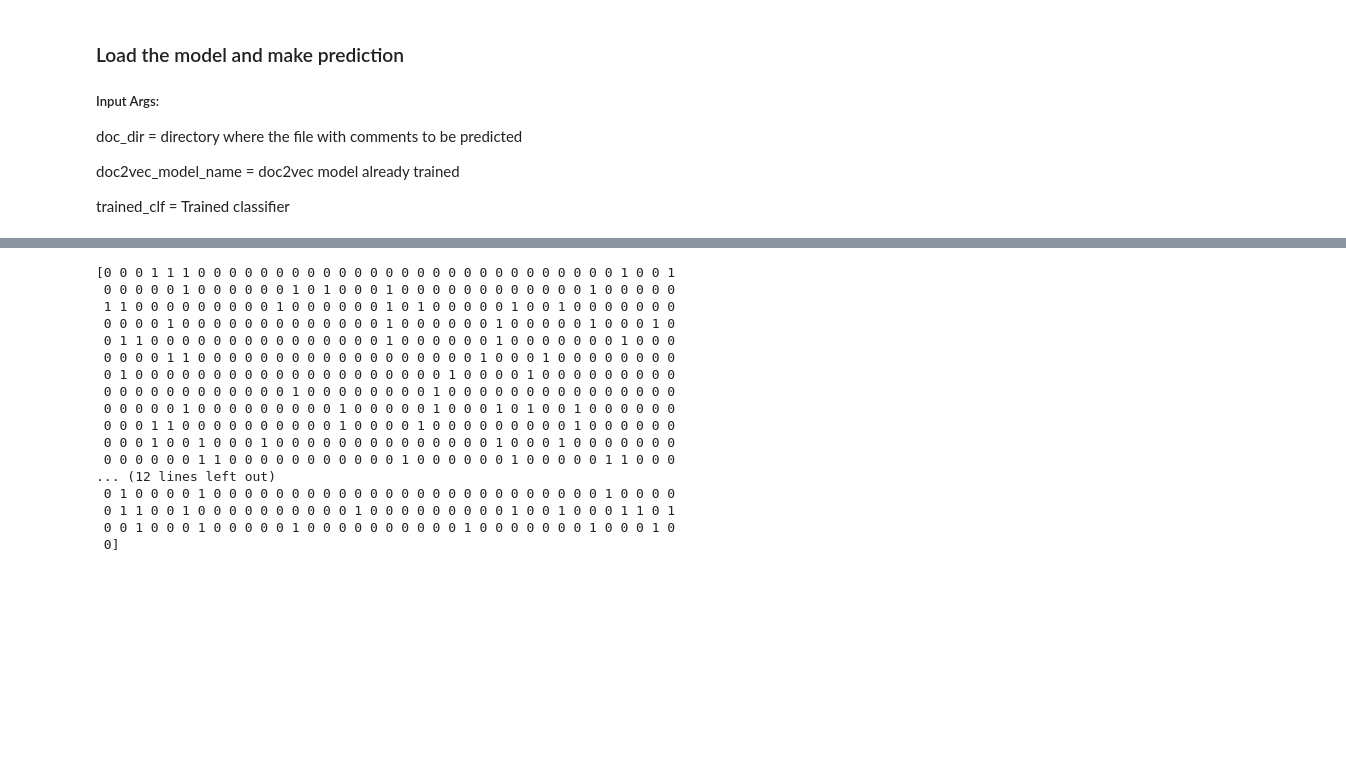
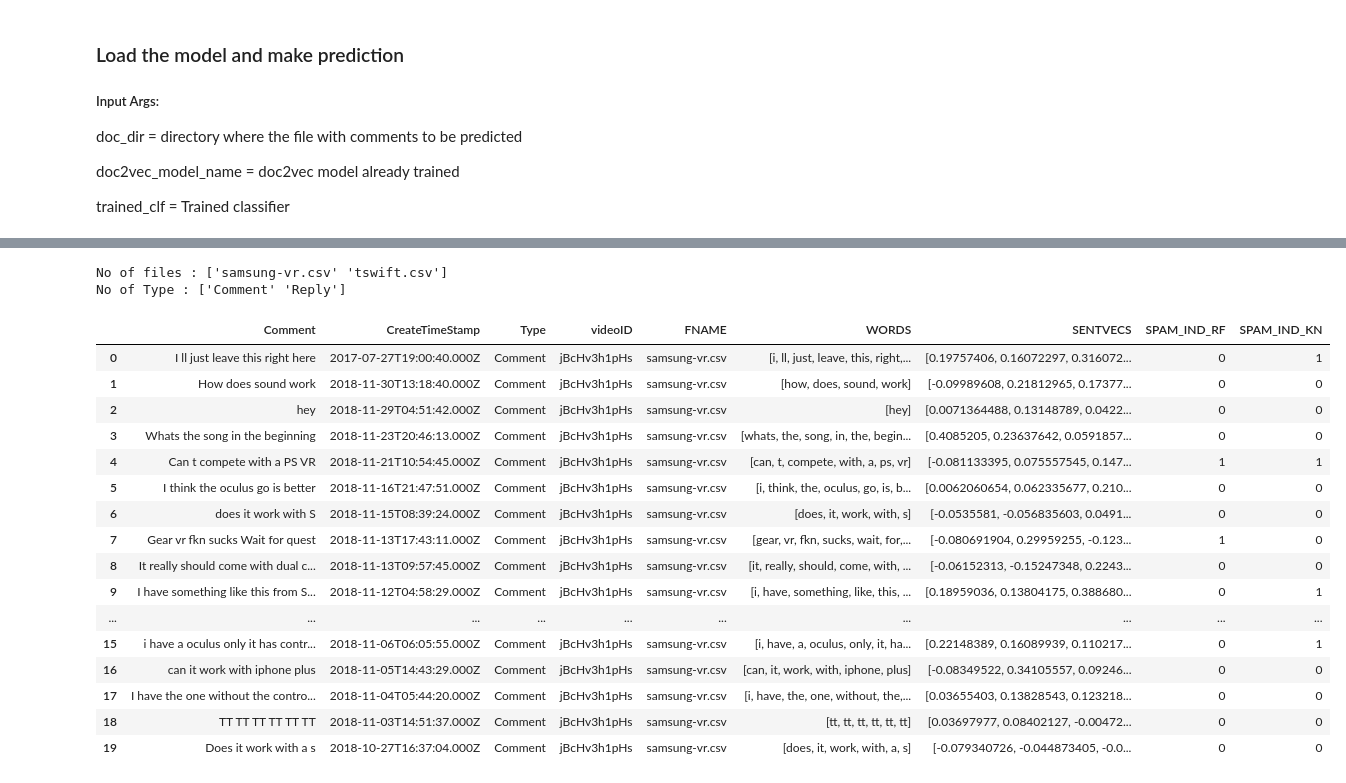
Before and after one commit to akechilte/comments_analysis, a Jupyter notebook: src/SpamDetection-pred.ipynb, the cells around one changed output, grey strips where cells are left out. Saved outputs shown, nothing was run; the diff lists cells and outputs as text; code cells hidden in the pictures; blank space fills up the shorter version.

Commit message:
prediction script changed

```diff
--- a/src/SpamDetection-pred.ipynb
+++ b/src/SpamDetection-pred.ipynb
@@ -43,21 +44,20 @@ array([[0.7315774]], dtype=float32)
 # %%
 #Converts the comments to vector using doc2vec model trianed earlier
-def get_doc2vec(model, doc_dir,comment_text_pos=0):
-    sentences = []
-    sentvecs = []
+def get_doc2vec(model, doc_dir,comment_col_name='Comment'):
+    comments_dfs = []
 
     for fname in sorted(os.listdir(doc_dir)):
-        with open(doc_dir + "/" + fname, encoding='UTF-8') as f:
-            print("files being read : {0}".format(fname))
-            for i, line in enumerate(f):
-                line_split = line.strip().split('\t')
-                sentences.append(line_split[comment_text_pos])
-                words = extract_words(line_split[comment_text_pos])
-                sentvecs.append(model.infer_vector(words, steps=10)) # create a vector for this document
+        fname_full = doc_dir + "/" + fname
+        print("files being read : {0}".format(fname_full))
+        data = pd.read_csv(fname_full, sep='\t', header='infer')
+        data['FNAME'] = fname
+        data['WORDS'] = data[comment_col_name].map(lambda x: extract_words(x))
+        data['SENTVECS'] = data['WORDS'].map(lambda x: model.infer_vector(x, steps=10))
+        comments_dfs.append(data)
 
-    #sentences, sentvecs together
-    return sentences, sentvecs
+    comments = pd.concat(comments_dfs)
+    return comments
 # %%
-doc_dir = "data/Test"
-sentences, sentvecs = get_doc2vec(doc2vec_model, doc_dir)
+doc_dir = "../indata"
+comments = get_doc2vec(doc2vec_model, doc_dir)
 # %% [output]
@@ -97,27 +75,34 @@ sentvecs[0:5]
+# %%
+print("No of files : {0}".format(comments.FNAME.unique()))
+print("No of Type : {}".format(comments.Type.unique()))
+# %% [output]
+No of files : ['samsung-vr.csv' 'tswift.csv']
+No of Type : ['Comment' 'Reply']
 # %%
 trained_clf = 'doc2vec_spam_rf.model'
 loaded_clf = joblib.load(trained_clf)
-# %%
-y_pred = loaded_clf.predict(sentvecs)
-print(y_pred)
-# %% [output]
-[0 0 0 1 1 1 0 0 0 0 0 0 0 0 0 0 0 0 0 0 0 0 0 0 0 0 0 0 0 0 0 0 0 1 0 0 1
- 0 0 0 0 0 1 0 0 0 0 0 0 1 0 1 0 0 0 1 0 0 0 0 0 0 0 0 0 0 0 0 1 0 0 0 0 0
- 1 1 0 0 0 0 0 0 0 0 0 1 0 0 0 0 0 0 1 0 1 0 0 0 0 0 1 0 0 1 0 0 0 0 0 0 0
- 0 0 0 0 1 0 0 0 0 0 0 0 0 0 0 0 0 0 1 0 0 0 0 0 0 1 0 0 0 0 0 1 0 0 0 1 0
- 0 1 1 0 0 0 0 0 0 0 0 0 0 0 0 0 0 0 1 0 0 0 0 0 0 1 0 0 0 0 0 0 0 1 0 0 0
- 0 0 0 0 1 1 0 0 0 0 0 0 0 0 0 0 0 0 0 0 0 0 0 0 1 0 0 0 1 0 0 0 0 0 0 0 0
- 0 1 0 0 0 0 0 0 0 0 0 0 0 0 0 0 0 0 0 0 0 0 1 0 0 0 0 1 0 0 0 0 0 0 0 0 0
- 0 0 0 0 0 0 0 0 0 0 0 0 1 0 0 0 0 0 0 0 0 1 0 0 0 0 0 0 0 0 0 0 0 0 0 0 0
- 0 0 0 0 0 1 0 0 0 0 0 0 0 0 0 1 0 0 0 0 0 1 0 0 0 1 0 1 0 0 1 0 0 0 0 0 0
- 0 0 0 1 1 0 0 0 0 0 0 0 0 0 0 1 0 0 0 0 1 0 0 0 0 0 0 0 0 0 1 0 0 0 0 0 0
- 0 0 0 1 0 0 1 0 0 0 1 0 0 0 0 0 0 0 0 0 0 0 0 0 0 1 0 0 0 1 0 0 0 0 0 0 0
- 0 0 0 0 0 0 1 1 0 0 0 0 0 0 0 0 0 0 0 1 0 0 0 0 0 0 1 0 0 0 0 0 1 1 0 0 0
-... (12 lines left out)
- 0 1 0 0 0 0 1 0 0 0 0 0 0 0 0 0 0 0 0 0 0 0 0 0 0 0 0 0 0 0 0 0 1 0 0 0 0
- 0 1 1 0 0 1 0 0 0 0 0 0 0 0 0 0 1 0 0 0 0 0 0 0 0 0 1 0 0 1 0 0 0 1 1 0 1
- 0 0 1 0 0 0 1 0 0 0 0 0 1 0 0 0 0 0 0 0 0 0 0 1 0 0 0 0 0 0 0 1 0 0 0 1 0
- 0]
+# %%
+comments['SPAM_IND_RF'] = loaded_clf.predict(comments['SENTVECS'].tolist())
+# %%
+comments.head(20)
+# %% [output]
+|  | Comment | CreateTimeStamp | Type | videoID | FNAME | WORDS | SENTVECS | SPAM_IND_RF | SPAM_IND_KN |
+| 0 | I ll just leave this right here | 2017-07-27T19:00:40.000Z | Comment | jBcHv3h1pHs | samsung-vr.csv | [i, ll, just, leave, this, right,... | [0.19757406, 0.16072297, 0.316072... | 0 | 1 |
+| 1 | How does sound work | 2018-11-30T13:18:40.000Z | Comment | jBcHv3h1pHs | samsung-vr.csv | [how, does, sound, work] | [-0.09989608, 0.21812965, 0.17377... | 0 | 0 |
+| 2 | hey | 2018-11-29T04:51:42.000Z | Comment | jBcHv3h1pHs | samsung-vr.csv | [hey] | [0.0071364488, 0.13148789, 0.0422... | 0 | 0 |
+| 3 | Whats the song in the beginning | 2018-11-23T20:46:13.000Z | Comment | jBcHv3h1pHs | samsung-vr.csv | [whats, the, song, in, the, begin... | [0.4085205, 0.23637642, 0.0591857... | 0 | 0 |
+| 4 | Can t compete with a PS VR | 2018-11-21T10:54:45.000Z | Comment | jBcHv3h1pHs | samsung-vr.csv | [can, t, compete, with, a, ps, vr] | [-0.081133395, 0.075557545, 0.147... | 1 | 1 |
+| 5 | I think the oculus go is better | 2018-11-16T21:47:51.000Z | Comment | jBcHv3h1pHs | samsung-vr.csv | [i, think, the, oculus, go, is, b... | [0.0062060654, 0.062335677, 0.210... | 0 | 0 |
+| 6 | does it work with S | 2018-11-15T08:39:24.000Z | Comment | jBcHv3h1pHs | samsung-vr.csv | [does, it, work, with, s] | [-0.0535581, -0.056835603, 0.0491... | 0 | 0 |
+| 7 | Gear vr fkn sucks Wait for quest | 2018-11-13T17:43:11.000Z | Comment | jBcHv3h1pHs | samsung-vr.csv | [gear, vr, fkn, sucks, wait, for,... | [-0.080691904, 0.29959255, -0.123... | 1 | 0 |
+| 8 | It really should come with dual c... | 2018-11-13T09:57:45.000Z | Comment | jBcHv3h1pHs | samsung-vr.csv | [it, really, should, come, with, ... | [-0.06152313, -0.15247348, 0.2243... | 0 | 0 |
+| 9 | I have something like this from S... | 2018-11-12T04:58:29.000Z | Comment | jBcHv3h1pHs | samsung-vr.csv | [i, have, something, like, this, ... | [0.18959036, 0.13804175, 0.388680... | 0 | 1 |
+| ... | ... | ... | ... | ... | ... | ... | ... | ... | ... |
+| 15 | i have a oculus only it has contr... | 2018-11-06T06:05:55.000Z | Comment | jBcHv3h1pHs | samsung-vr.csv | [i, have, a, oculus, only, it, ha... | [0.22148389, 0.16089939, 0.110217... | 0 | 1 |
+| 16 | can it work with iphone plus | 2018-11-05T14:43:29.000Z | Comment | jBcHv3h1pHs | samsung-vr.csv | [can, it, work, with, iphone, plus] | [-0.08349522, 0.34105557, 0.09246... | 0 | 0 |
+| 17 | I have the one without the contro... | 2018-11-04T05:44:20.000Z | Comment | jBcHv3h1pHs | samsung-vr.csv | [i, have, the, one, without, the,... | [0.03655403, 0.13828543, 0.123218... | 0 | 0 |
+| 18 | TT TT TT TT TT TT | 2018-11-03T14:51:37.000Z | Comment | jBcHv3h1pHs | samsung-vr.csv | [tt, tt, tt, tt, tt, tt] | [0.03697977, 0.08402127, -0.00472... | 0 | 0 |
+| 19 | Does it work with a s | 2018-10-27T16:37:04.000Z | Comment | jBcHv3h1pHs | samsung-vr.csv | [does, it, work, with, a, s] | [-0.079340726, -0.044873405, -0.0... | 0 | 0 |
 # %%
 trained_clf = 'doc2vec_spam_kn.model'
 loaded_clf = joblib.load(trained_clf)
```
Also changed, not shown: parts of 14 cells of this notebook, 1 other file.
